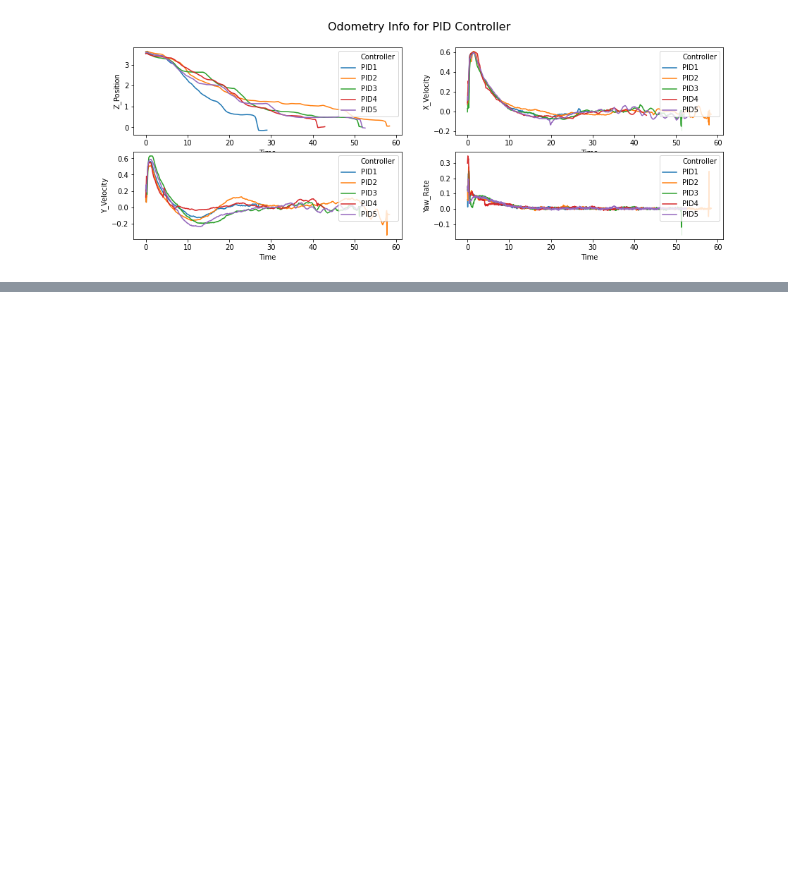
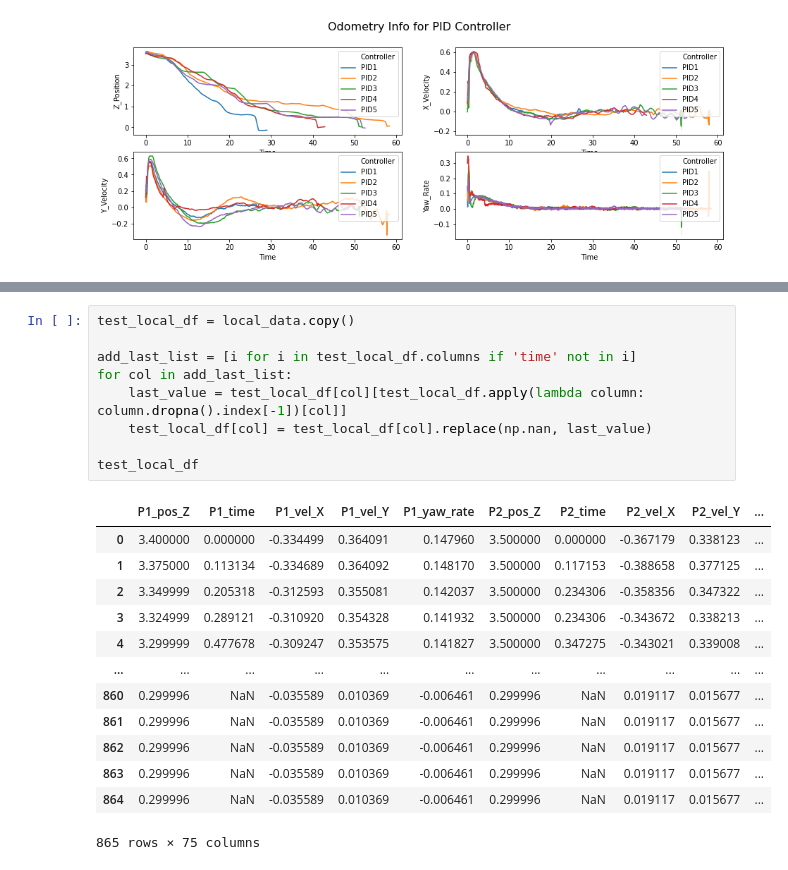
Before and after one commit to apinto25/autonomous_landing_data_analysis, a Jupyter notebook: controller_velocity_analysis.ipynb, the cells around one changed output, grey strips where cells are left out. Drawn from its saved outputs; the diff is of its cells as text; blank space fills up the shorter version.

```diff
--- a/controller_velocity_analysis.ipynb
+++ b/controller_velocity_analysis.ipynb
@@ -363,0 +370,23 @@ Text(0.5, 0.98, 'Odometry Info for PID Controller')
+# %%
+test_local_df = local_data.copy()
+
+add_last_list = [i for i in test_local_df.columns if 'time' not in i]
+for col in add_last_list:
+    last_value = test_local_df[col][test_local_df.apply(lambda column: column.dropna().index[-1])[col]]
+    test_local_df[col] = test_local_df[col].replace(np.nan, last_value)
+
+test_local_df
+# %% [output]
+|  | P1_pos_Z | P1_time | P1_vel_X | P1_vel_Y | P1_yaw_rate | P2_pos_Z | P2_time | P2_vel_X | P2_vel_Y | ... |
+| 0 | 3.400000 | 0.000000 | -0.334499 | 0.364091 | 0.147960 | 3.500000 | 0.000000 | -0.367179 | 0.338123 | ... |
+| 1 | 3.375000 | 0.113134 | -0.334689 | 0.364092 | 0.148170 | 3.500000 | 0.117153 | -0.388658 | 0.377125 | ... |
+| 2 | 3.349999 | 0.205318 | -0.312593 | 0.355081 | 0.142037 | 3.500000 | 0.234306 | -0.358356 | 0.347322 | ... |
+| 3 | 3.324999 | 0.289121 | -0.310920 | 0.354328 | 0.141932 | 3.500000 | 0.234306 | -0.343672 | 0.338213 | ... |
+| 4 | 3.299999 | 0.477678 | -0.309247 | 0.353575 | 0.141827 | 3.500000 | 0.347275 | -0.343021 | 0.339008 | ... |
+| ... | ... | ... | ... | ... | ... | ... | ... | ... | ... | ... |
+| 860 | 0.299996 | NaN | -0.035589 | 0.010369 | -0.006461 | 0.299996 | NaN | 0.019117 | 0.015677 | ... |
+| 861 | 0.299996 | NaN | -0.035589 | 0.010369 | -0.006461 | 0.299996 | NaN | 0.019117 | 0.015677 | ... |
+| 862 | 0.299996 | NaN | -0.035589 | 0.010369 | -0.006461 | 0.299996 | NaN | 0.019117 | 0.015677 | ... |
+| 863 | 0.299996 | NaN | -0.035589 | 0.010369 | -0.006461 | 0.299996 | NaN | 0.019117 | 0.015677 | ... |
+| 864 | 0.299996 | NaN | -0.035589 | 0.010369 | -0.006461 | 0.299996 | NaN | 0.019117 | 0.015677 | ... |
+865 rows × 75 columns
```
Also changed, not shown: parts of 12 cells of this notebook.
